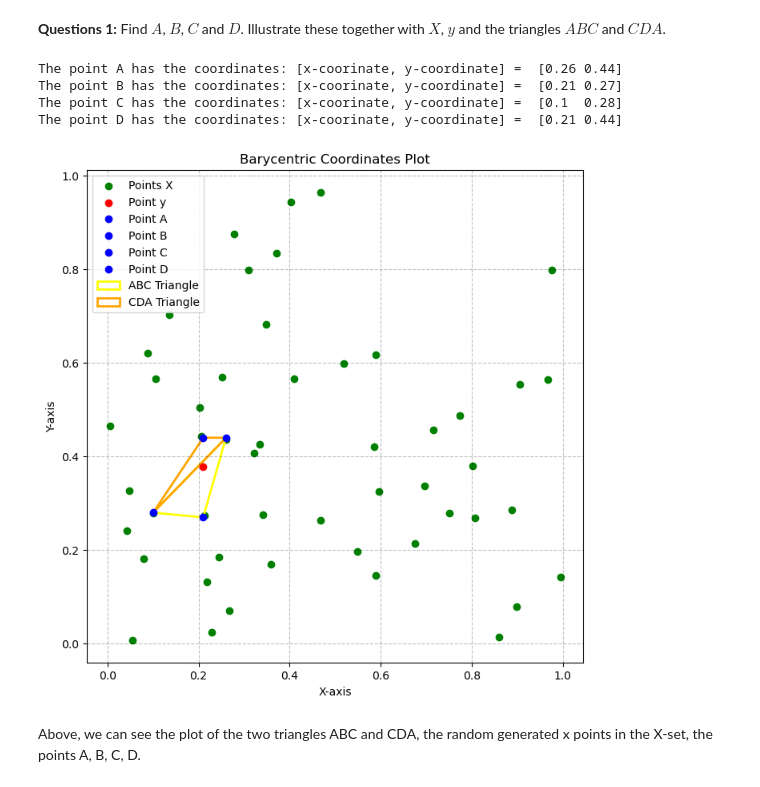
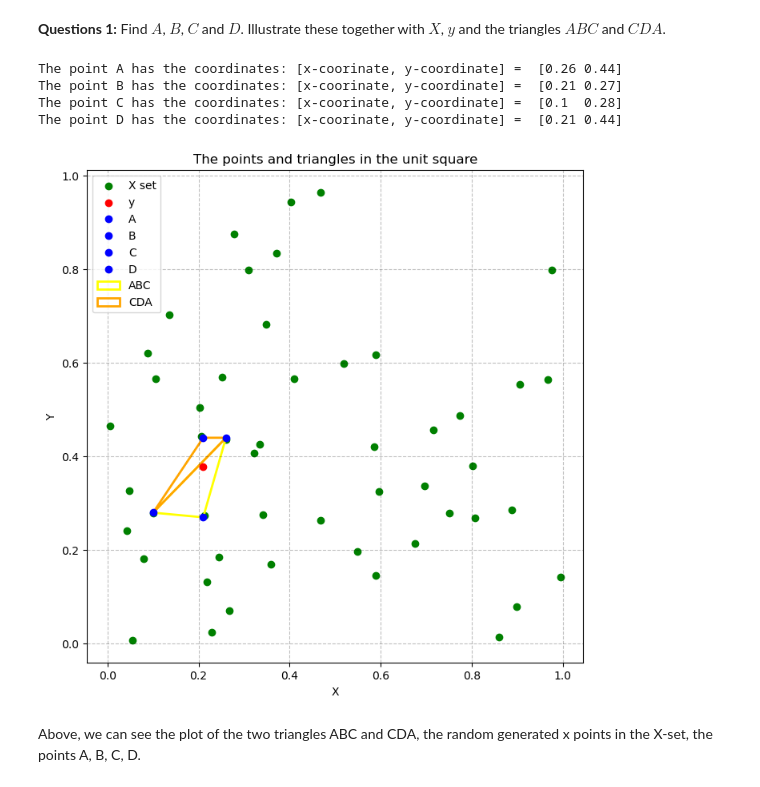
Before and after one commit to NumEconCopenhagen/projects-2024-sheng-og-anton, a Jupyter notebook: examproject/exam_2024_2.ipynb, the cells around one changed output. Cells and saved outputs as stored; diff of their text form; code cells hidden in the pictures.

```diff
--- a/examproject/exam_2024_2.ipynb
+++ b/examproject/exam_2024_2.ipynb
@@ -395,51 +392,62 @@ A, B, C, D = barycentric_interpolation.find_the_triangle_points(y)
 # 2. Round the coordinates for the points
 A = np.round(A, 2)
 B = np.round(B, 2)
 C = np.round(C, 2)
 D = np.round(D, 2)
 
 # 3. Print statements for the coordinates of the points
 print("The point A has the coordinates: [x-coorinate, y-coordinate] = ", A)
 print("The point B has the coordinates: [x-coorinate, y-coordinate] = ", B)
 print("The point C has the coordinates: [x-coorinate, y-coordinate] = ", C)
 print("The point D has the coordinates: [x-coorinate, y-coordinate] = ", D)
 
 # 4. Plot the points and the two triangles ABC and CDA
-def plot_points_and_triangles(X, y, A, B, C, D):
+def plot(X, y, A, B, C, D):
     """
+    Plots a set of points and highlights specific points and triangles on a 2D plot.
 
+    Parameters:
+        X (np.ndarray): A NumPy array which contains the (pseduo)-random generated points.
+        y (np.ndarray): A single point to be plotted in red.
+        A (np.ndarray): The coordinates (x and y) for point A.
+        B (np.ndarray): The coordinates (x and y) for point B.
+        C (np.ndarray): The coordinates (x and y) for point C.
+        D (np.ndarray): The coordinates (x and y) for point D.
+    """
+    # i. Sets up the figure
+    plt.figure(figsize=(8, 8))
 
-    """
-    plt.figure(figsize=(8, 8))
-    plt.scatter(X[:, 0], X[:, 1], c='green', label='Points X')
-    plt.scatter(*y, color='red', label='Point y', zorder=5)
-    plt.scatter(*A, color='blue', label='Point A', zorder=5)
-    plt.scatter(*B, color='blue', label='Point B', zorder=5)
-    plt.scatter(*C, color='blue', label='Point C', zorder=5)
-    plt.scatter(*D, color='blue', label='Point D', zorder=5)
+    # ii. Set up the points
+    plt.scatter(X[:, 0], X[:, 1], c='green', label='X set')
+    plt.scatter(*y, color='red', label='y', zorder=5)
+    plt.scatter(*A, color='blue', label='A', zorder=5)
+    plt.scatter(*B, color='blue', label='B', zorder=5)
+    plt.scatter(*C, color='blue', label='C', zorder=5)
+    plt.scatter(*D, color='blue', label='D', zorder=5)
 
-    # Plot the ABC triangle
-    ABC_triangle = plt.Polygon([A, B, C], edgecolor='yellow', fill=None, lw=2, label='ABC Triangle')
+    # iii. Plots the ABC triangle
+    ABC_triangle = plt.Polygon([A, B, C], edgecolor='yellow', fill=None, lw=2, label='ABC')
     plt.gca().add_patch(ABC_triangle)
 
-    # Plot the CDA triangle
-    CDA_triangle = plt.Polygon([C, D, A], edgecolor='orange', fill=None, lw=2, label='CDA Triangle')
+    # iv. Plots the CDA triangle
+    CDA_triangle = plt.Polygon([C, D, A], edgecolor='orange', fill=None, lw=2, label='CDA')
     plt.gca().add_patch(CDA_triangle)
 
-    plt.title("Barycentric Coordinates Plot")
-    plt.xlabel("X-axis")
-    plt.ylabel("Y-axis")
+    plt.title("The points and triangles in the unit square")
+    plt.xlabel("X")
+    plt.ylabel("Y")
     plt.legend()
     plt.grid(True)
     plt.show()
 
-plot_points_and_triangles(X, y, A, B, C, D)
+# 5. Show the plot
+plot(X, y, A, B, C, D)
 # %% [output]
 The point A has the coordinates: [x-coorinate, y-coordinate] =  [0.26 0.44]
 The point B has the coordinates: [x-coorinate, y-coordinate] =  [0.21 0.27]
 The point C has the coordinates: [x-coorinate, y-coordinate] =  [0.1  0.28]
 The point D has the coordinates: [x-coorinate, y-coordinate] =  [0.21 0.44]
-[figure, old version]
+[figure, new version]
 # %% [markdown]
 Above, we can see the plot of the two triangles ABC and CDA, the random generated x points in the X-set, the points A, B, C, D.
 # %% [markdown]
```
Also changed, not shown: parts of 4 cells of this notebook, 1 other file.
